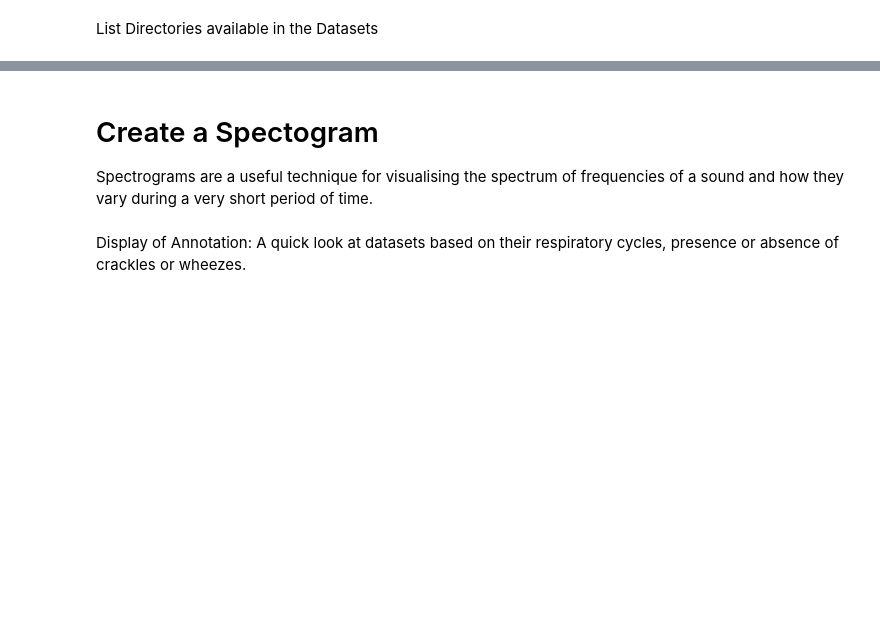
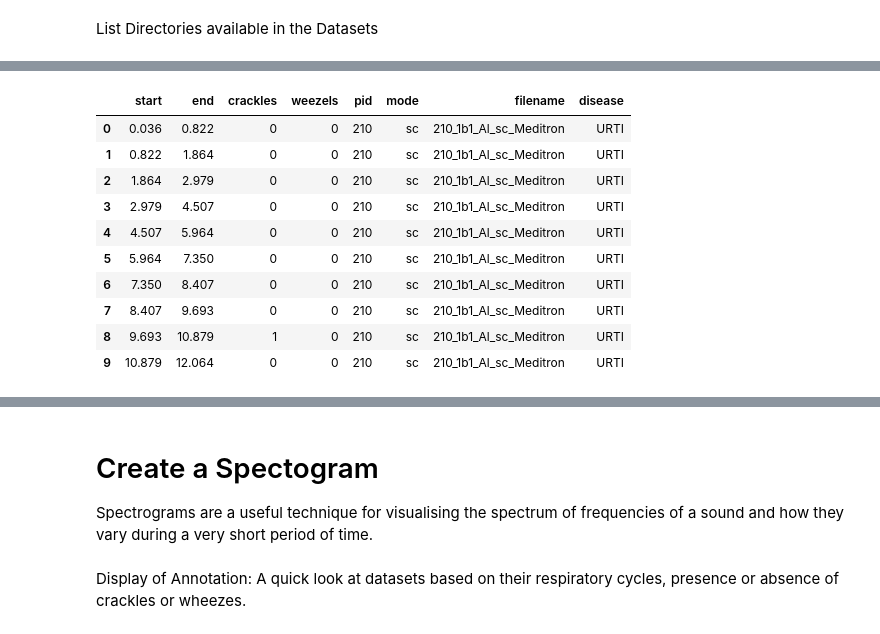
Before and after one commit to tibayo1/DL-Lung-Sounds, a Jupyter notebook: Lung_Sounds_Detection.ipynb, the cells around one changed output, grey strips where cells are left out. Saved outputs shown, nothing was run; the diff lists cells and outputs as text; code cells hidden in the pictures; blank space fills up the shorter version.

```diff
--- a/Lung_Sounds_Detection.ipynb
+++ b/Lung_Sounds_Detection.ipynb
@@ -34,7 +32,7 @@ Source: [Respiratory Sound Database](https://www.kaggle.com/vbookshelf/respirato
 import json
 
 # read file
-with open('/content/kaggle (1).json', 'r') as myfile:
+with open('/content/kaggle.json', 'r') as myfile:
     data=myfile.read()
 # parse file
 obj = json.loads(data)
@@ -84,0 +86,4 @@ os.listdir("/content/respiratory_sound_database/Respiratory_Sound_Database")
+# %%
+patient_data=pd.read_csv('/content/respiratory_sound_database/Respiratory_Sound_Database/patient_diagnosis.csv',
+                         names=['pid','disease'])
+patient_data.head()
@@ -84,0 +97,18 @@ os.listdir("/content/respiratory_sound_database/Respiratory_Sound_Database")
+# %%
+path='/content/respiratory_sound_database/Respiratory_Sound_Database/audio_and_txt_files/'
+files=[s.split('.')[0] for s in os.listdir(path) if '.txt' in s]
+
+def getFilenameInfo(file):
+    return file.split('_')
+
+files_data=[]
+for file in files:
+    data=pd.read_csv(path + file + '.txt',sep='\t',names=['start','end','crackles','weezels'])
+    name_data=getFilenameInfo(file)
+    data['pid']=name_data[0]
+    data['mode']=name_data[-2]
+    data['filename']=file
+    files_data.append(data)
+files_df=pd.concat(files_data)
+files_df.reset_index()
+files_df.head()
@@ -84,0 +122,21 @@ os.listdir("/content/respiratory_sound_database/Respiratory_Sound_Database")
+# %%
+#Converting the pid from the files to the same data type int32 as patient_data
+
+patient_data.pid=patient_data.pid.astype('int32')
+files_df.pid=files_df.pid.astype('int32')
+# %%
+data=pd.merge(files_df,patient_data,on='pid')
+data.head(10
+)
+# %% [output]
+|  | start | end | crackles | weezels | pid | mode | filename | disease |
+| 0 | 0.036 | 0.822 | 0 | 0 | 210 | sc | 210_1b1_Al_sc_Meditron | URTI |
+| 1 | 0.822 | 1.864 | 0 | 0 | 210 | sc | 210_1b1_Al_sc_Meditron | URTI |
+| 2 | 1.864 | 2.979 | 0 | 0 | 210 | sc | 210_1b1_Al_sc_Meditron | URTI |
+| 3 | 2.979 | 4.507 | 0 | 0 | 210 | sc | 210_1b1_Al_sc_Meditron | URTI |
+| 4 | 4.507 | 5.964 | 0 | 0 | 210 | sc | 210_1b1_Al_sc_Meditron | URTI |
+| 5 | 5.964 | 7.350 | 0 | 0 | 210 | sc | 210_1b1_Al_sc_Meditron | URTI |
+| 6 | 7.350 | 8.407 | 0 | 0 | 210 | sc | 210_1b1_Al_sc_Meditron | URTI |
+| 7 | 8.407 | 9.693 | 0 | 0 | 210 | sc | 210_1b1_Al_sc_Meditron | URTI |
+| 8 | 9.693 | 10.879 | 1 | 0 | 210 | sc | 210_1b1_Al_sc_Meditron | URTI |
+| 9 | 10.879 | 12.064 | 0 | 0 | 210 | sc | 210_1b1_Al_sc_Meditron | URTI |
```
Also changed, not shown: parts of 12 cells of this notebook.
